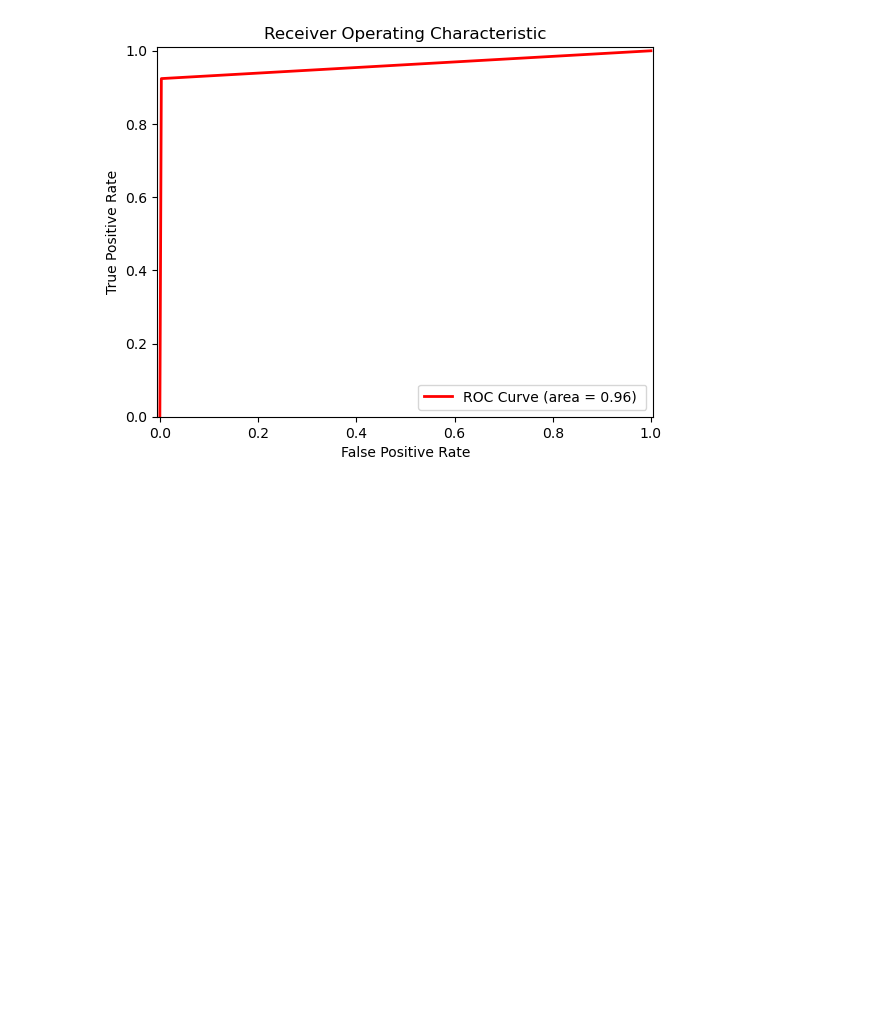
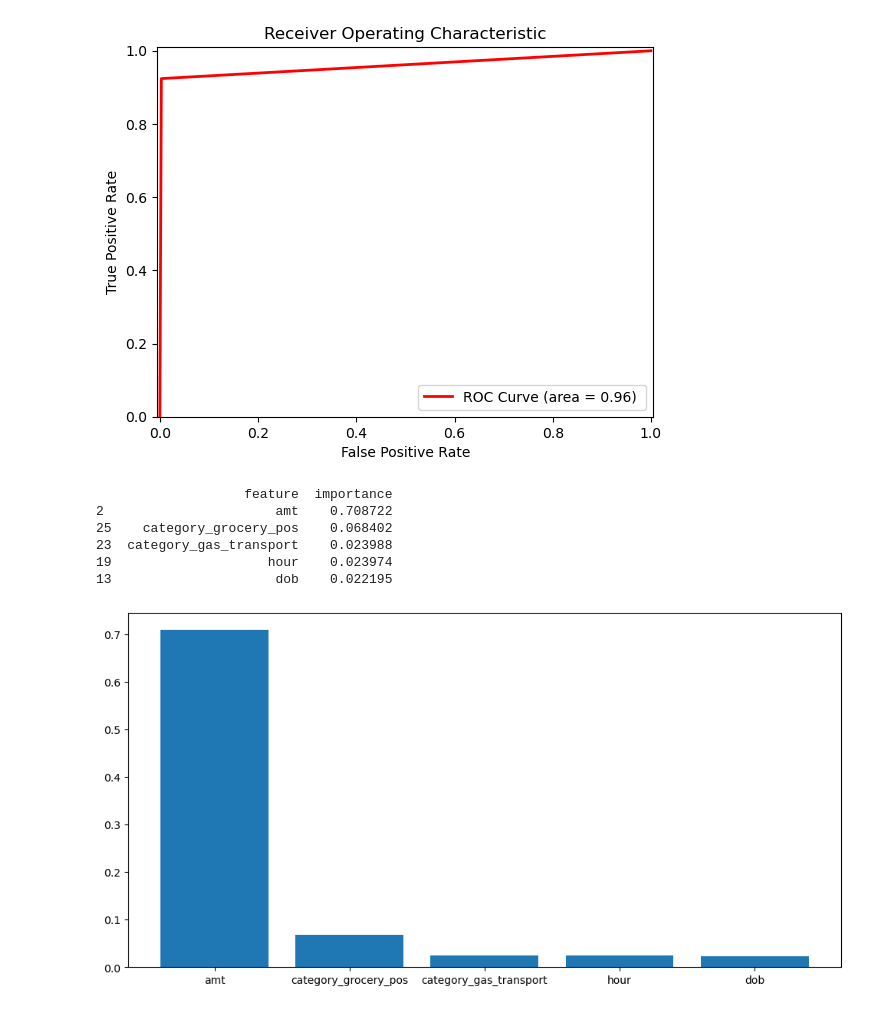
Before and after one commit to yliu160/CS4661_Project, a Jupyter notebook: Decision Tree.ipynb, the cells around one changed output. Drawn from its saved outputs; the diff is of its cells as text; code cells hidden in the pictures; blank space fills up the shorter version.

Commit message:
update randomforest, decision tree

```diff
--- a/Decision Tree.ipynb
+++ b/Decision Tree.ipynb
@@ -52,3 +52,23 @@ Accuracy Score:
 Area Under Curve:
 0.9604828766680513
 [figure]
+# %%
+#Creating a new DataFrame object to hold the name of the feature as well as its corresponding feature importance value
+df_feature_importance = pd.DataFrame({'feature': X_train_balanced.columns, 'importance': ccfd_decisiontree.feature_importances_})
+
+#Sorting the dataframe in descending order by feature importance value and printing out the head of the dataframe
+feature_importance_sorted = df_feature_importance.sort_values(by='importance', ascending=False).head()
+print(feature_importance_sorted.head())
+
+#Plotting bar graph of the dataframet to visually display most important features
+plt.figure(figsize=(12,6))
+plt.bar(feature_importance_sorted['feature'], feature_importance_sorted['importance'])
+plt.show()
+# %% [output]
+                   feature  importance
+2                      amt    0.708722
+25    category_grocery_pos    0.068402
+23  category_gas_transport    0.023988
+19                    hour    0.023974
+13                     dob    0.022195
+[figure, added]
```
Also changed, not shown: 1 other file.
